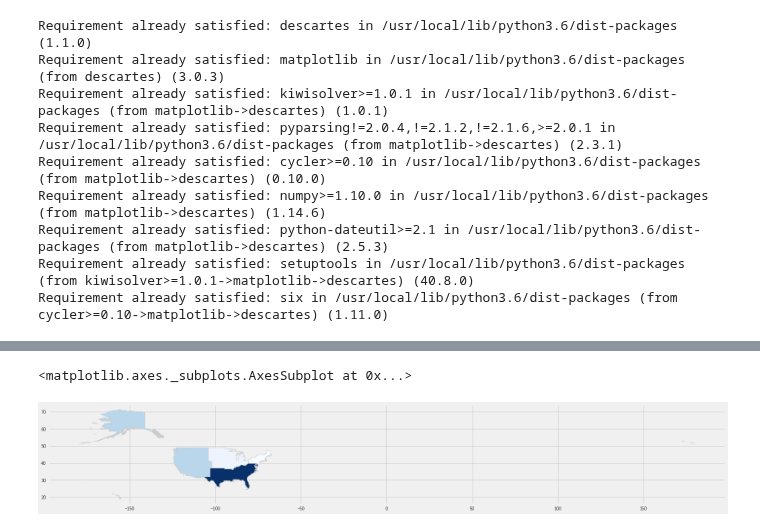
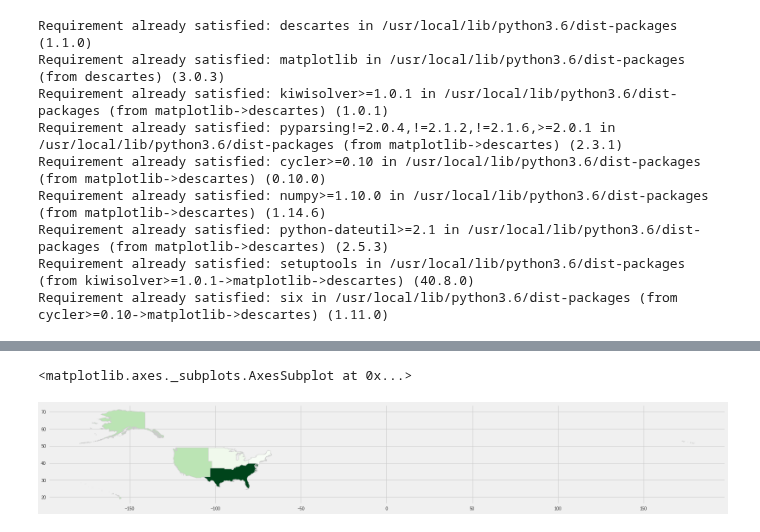
Before and after one commit to bloominstituteoftechnology/DS-Unit-1-Sprint-3-Data-Storytelling, a Jupyter notebook: module3-make-explanatory-visualizations/LS_DS_223_Make_explanatory_visualizations.ipynb, the cells around one changed output, grey strips where cells are left out. Cells and saved outputs as stored; diff of their text form; code cells hidden in the pictures.

```diff
--- a/module3-make-explanatory-visualizations/LS_DS_223_Make_explanatory_visualizations.ipynb
+++ b/module3-make-explanatory-visualizations/LS_DS_223_Make_explanatory_visualizations.ipynb
@@ -495,12 +513,19 @@ map_df.head(10)
 merged = map_df.set_index('NAME').join(tg_map.set_index('Name'))
-# %%
-variable = 'Salad'
-
-vmin, vmax = 0, 0
-
-fig, ax = plt.subplots(1, figsize=(25, 20))
-
-merged.plot(column=variable, cmap='Blues', linewidth=0.8, ax=ax, edgecolor='0.8')
-# %% [output]
-<matplotlib.axes._subplots.AxesSubplot at 0x...>
-[figure, removed]
+# %%
+## graph details...
+## still need to figure out how to show max side dish for each region
+## label each region according to its max side dish
+## color each region differently
+## there is also the possibility that I did not match regions in the data
+## with the correct corresponding regions in the shapefile...
+## also need to add labels to axis and a title to the plot..
+variable = 'Salad'
+
+vmin, vmax = 0, 0
+
+fig, ax = plt.subplots(1, figsize=(25, 20))
+
+merged.plot(column=variable, cmap='Greens', linewidth=0.8, ax=ax, edgecolor='0.8')
+# %% [output]
+<matplotlib.axes._subplots.AxesSubplot at 0x...>
+[figure, added]
```
Also changed, not shown: parts of 17 cells of this notebook.
